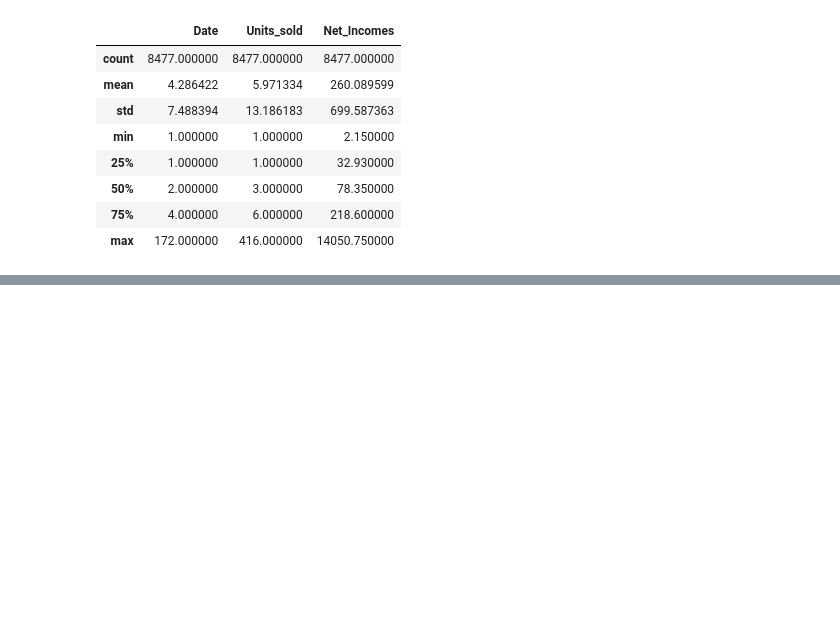
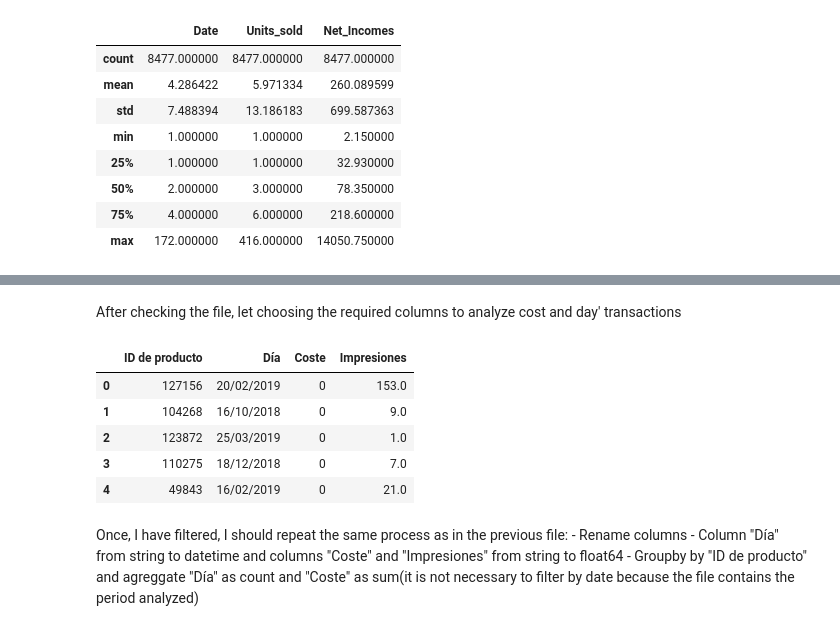
Before and after one commit to trimiguel/tfm, a Jupyter notebook: TOP_50_SKUS.ipynb, the cells around one changed output, grey strips where cells are left out. Drawn from its saved outputs; the diff is of its cells as text; code cells hidden in the pictures; blank space fills up the shorter version.

```diff
--- a/TOP_50_SKUS.ipynb
+++ b/TOP_50_SKUS.ipynb
@@ -133,0 +173,19 @@ df_bw_groupby[ df_bw_groupby["Date"]>30].head(30)
+# %% [markdown]
+After checking the file, let choosing the required columns to analyze cost and day' transactions
+# %%
+columns_interest = ["ID de producto", "Día", "Coste", "Impresiones"]
+df_ads = df_ads_2018_19[columns_interest]
+# %%
+df_ads.head(5)
+# %% [output]
+|  | ID de producto | Día | Coste | Impresiones |
+| 0 | 127156 | 20/02/2019 | 0 | 153.0 |
+| 1 | 104268 | 16/10/2018 | 0 | 9.0 |
+| 2 | 123872 | 25/03/2019 | 0 | 1.0 |
+| 3 | 110275 | 18/12/2018 | 0 | 7.0 |
+| 4 | 49843 | 16/02/2019 | 0 | 21.0 |
+# %% [markdown]
+Once, I have filtered, I should repeat the same process as in the previous file:
+    - Rename columns
+    - Column "Día" from string to datetime and columns "Coste" and "Impresiones" from string to float64
+    - Groupby by "ID de producto" and agreggate "Día" as count and "Coste" as sum(it is not necessary to filter by date because the file contains the period analyzed)
```
Also changed, not shown: parts of 12 cells of this notebook.
